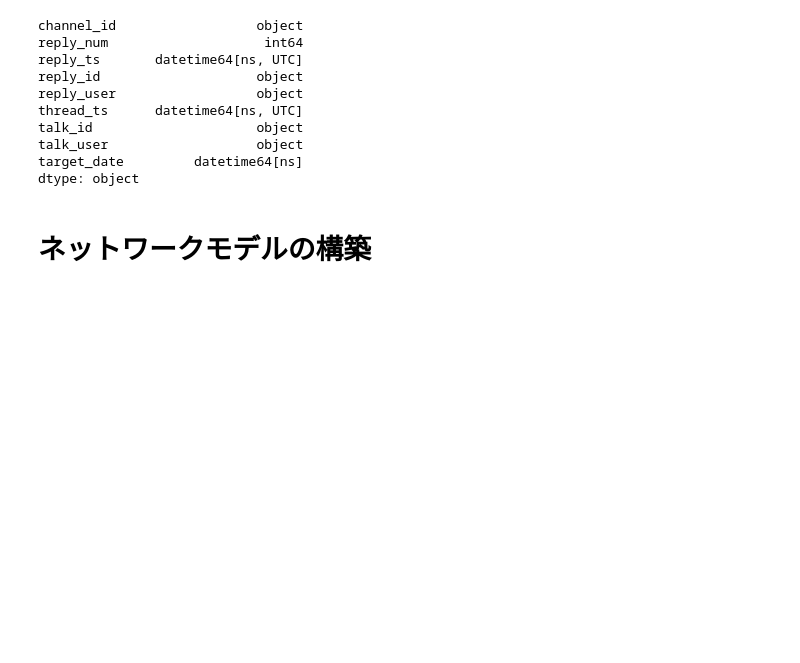
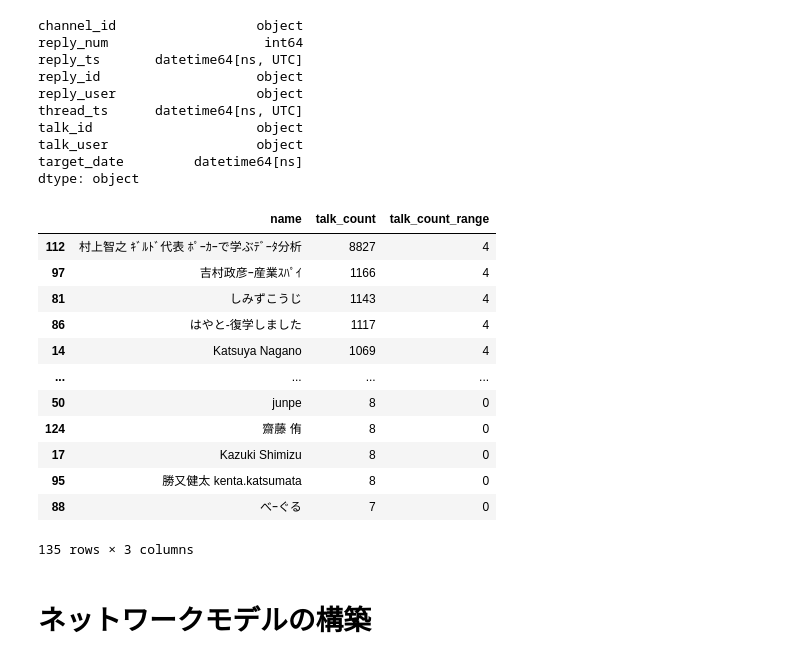
Before and after one commit to daikichidaze/slack-report-2020, a Jupyter notebook: slack-data-network-analysis.ipynb, the cells around one changed output. Cells and saved outputs as stored; diff of their text form; code cells hidden in the pictures; blank space fills up the shorter version.

```diff
--- a/slack-data-network-analysis.ipynb
+++ b/slack-data-network-analysis.ipynb
@@ -153,26 +157,27 @@ def create_df_reply_lists(arg_df_user, arg_df_reply_matrix):
   df_reply_lists.rename(columns={'name':'user_name2'}, inplace = True)
   df_reply_lists = df_reply_lists[['user_name1', 'user_name2', 'count']]
   return df_reply_lists
+# %%
+def filter_links(arg_df_edges, arg_min_reply_num_link):
+  return arg_df_edges[arg_df_edges['count'] >= arg_min_reply_num_link]
 # %%
 def data_shaping_for_visualization(arg_df_user, arg_df_reply_lists):
   active_user_name = np.unique(arg_df_reply_lists[arg_df_reply_lists['count']>0][['user_name1','user_name2']].values.flatten())
-  df_reply_lists = arg_df_reply_lists[arg_df_reply_lists['count']>0]
 
   df_user = arg_df_user.copy()
   df_user = df_user[df_user['name'].isin(active_user_name)]
-
   # df_user['in_current'] = df_user['target_date'].apply(lambda x : True if x == df_user['target_date'].max() else False)
 
   # distinct users by name
-  df_user = arg_df_user.groupby('name').sum().reset_index()
+  df_user = df_user.groupby('name').sum().reset_index()
 
   df_user['talk_count_range'] = pd.qcut(df_user['talk_count'],5, labels=range(5))
   df_user.sort_values(by='talk_count', ascending=False, inplace = True)
-  return df_user, df_reply_lists
+  return df_user
 # %%
 # 全期間のネットワークデータ
 df_reply_matrix = create_df_reply_martix(df_user, df_reply)
-df_reply_lists = create_df_reply_lists(df_user, df_reply_matrix)
+df_reply_lists = filter_links(create_df_reply_lists(df_user, df_reply_matrix), 3) #３回以上がリンク
 
-df_user_all, df_reply_lists_all = data_shaping_for_visualization(df_user, df_reply_lists)
+df_user_all = data_shaping_for_visualization(df_user, df_reply_lists)
 # %%
@@ -181,3 +186,19 @@ df_user_all[['name', 'talk_count_range','in_current']].to_csv('user_all.csv', in
+# %%
+df_user_all
+# %% [output]
+|  | name | talk_count | talk_count_range |
+| 112 | 村上智之 ｷﾞﾙﾄﾞ代表 ﾎﾟｰｶｰで学ぶﾃﾞｰﾀ分析 | 8827 | 4 |
+| 97 | 吉村政彦ｰ産業ｽﾊﾟｲ | 1166 | 4 |
+| 81 | しみずこうじ | 1143 | 4 |
+| 86 | はやと-復学しました | 1117 | 4 |
+| 14 | Katsuya Nagano | 1069 | 4 |
+| ... | ... | ... | ... |
+| 50 | junpe | 8 | 0 |
+| 124 | 齋藤 侑 | 8 | 0 |
+| 17 | Kazuki Shimizu | 8 | 0 |
+| 95 | 勝又健太 kenta.katsumata | 8 | 0 |
+| 88 | べｰぐる | 7 | 0 |
+135 rows × 3 columns
 # %% [markdown]
 # ネットワークモデルの構築
 # %%
```
Also changed, not shown: parts of 7 cells of this notebook.
